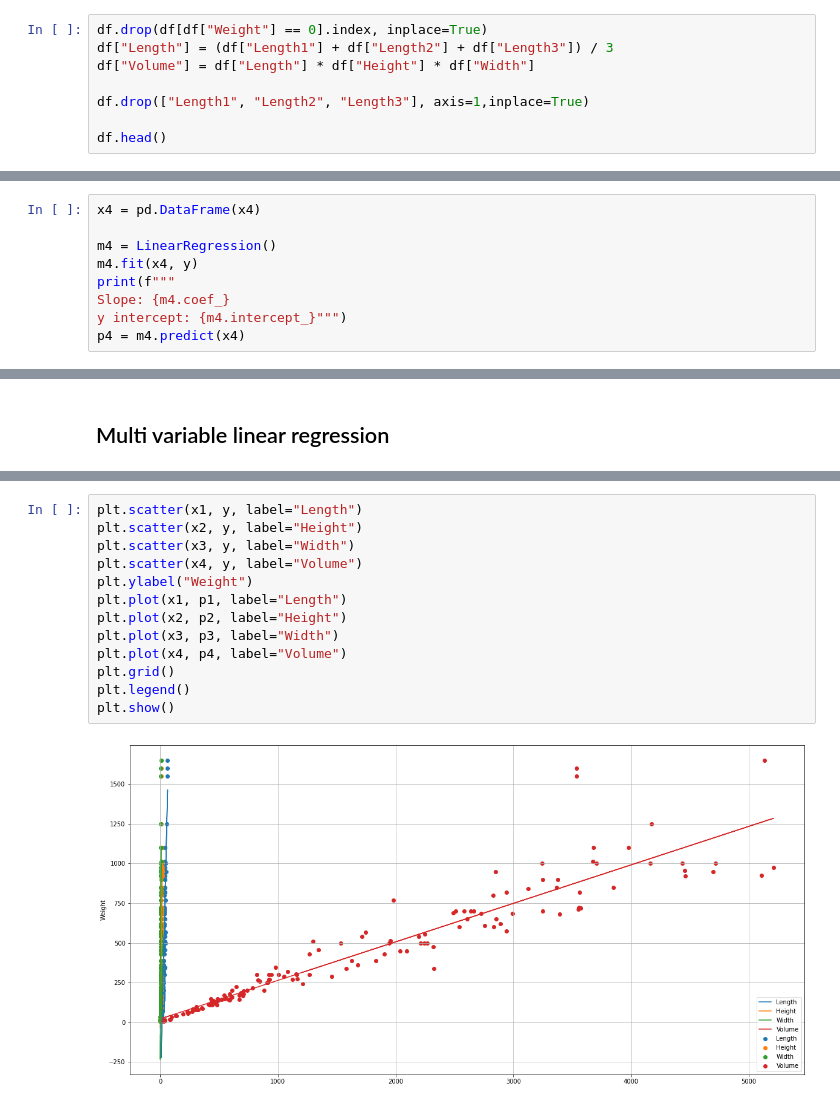
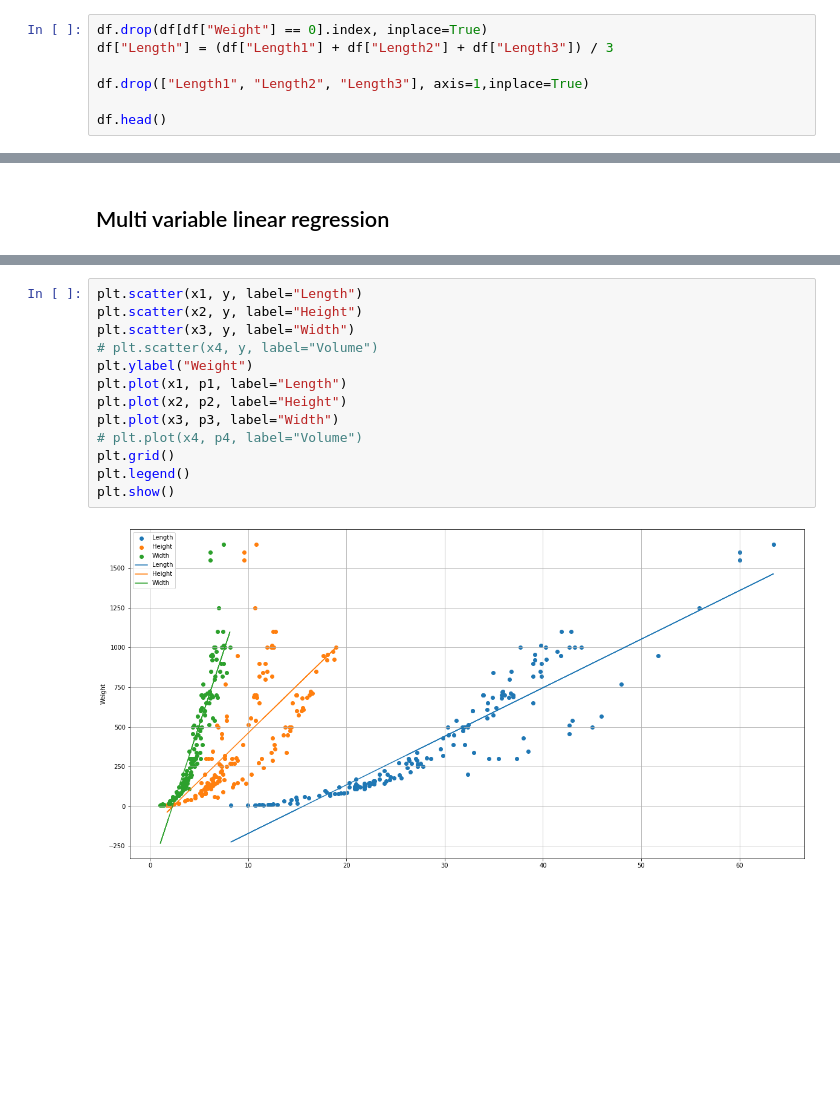
Before and after one commit to Sriram-bb63/Linear-regression, a Jupyter notebook: linear regression.ipynb, the cells around one changed output, grey strips where cells are left out. Cells and saved outputs as stored; diff of their text form; blank space fills up the shorter version.

Commit message:
remove volume

```diff
--- a/linear regression.ipynb
+++ b/linear regression.ipynb
@@ -13,7 +9,6 @@ df = pd.read_csv("Fish.csv")
 # %%
 df.drop(df[df["Weight"] == 0].index, inplace=True)
 df["Length"] = (df["Length1"] + df["Length2"] + df["Length3"]) / 3
-df["Volume"] = df["Length"] * df["Height"] * df["Width"]
 
 df.drop(["Length1", "Length2", "Length3"], axis=1,inplace=True)
 
@@ -222,9 +205,0 @@ plt.show()
-# %%
-x4 = pd.DataFrame(x4)
-
-m4 = LinearRegression()
-m4.fit(x4, y)
-print(f"""
-Slope: {m4.coef_}
-y intercept: {m4.intercept_}""")
-p4 = m4.predict(x4)
@@ -291,15 +220,15 @@ y intercept: -95.1837630530934
 # %%
 plt.scatter(x1, y, label="Length")
 plt.scatter(x2, y, label="Height")
 plt.scatter(x3, y, label="Width")
-plt.scatter(x4, y, label="Volume")
+# plt.scatter(x4, y, label="Volume")
 plt.ylabel("Weight")
 plt.plot(x1, p1, label="Length")
 plt.plot(x2, p2, label="Height")
 plt.plot(x3, p3, label="Width")
-plt.plot(x4, p4, label="Volume")
+# plt.plot(x4, p4, label="Volume")
 plt.grid()
 plt.legend()
 plt.show()
 # %% [output]
-[figure, old version]
+[figure, new version]
```
Also changed, not shown: parts of 13 cells of this notebook, 1 other file.
